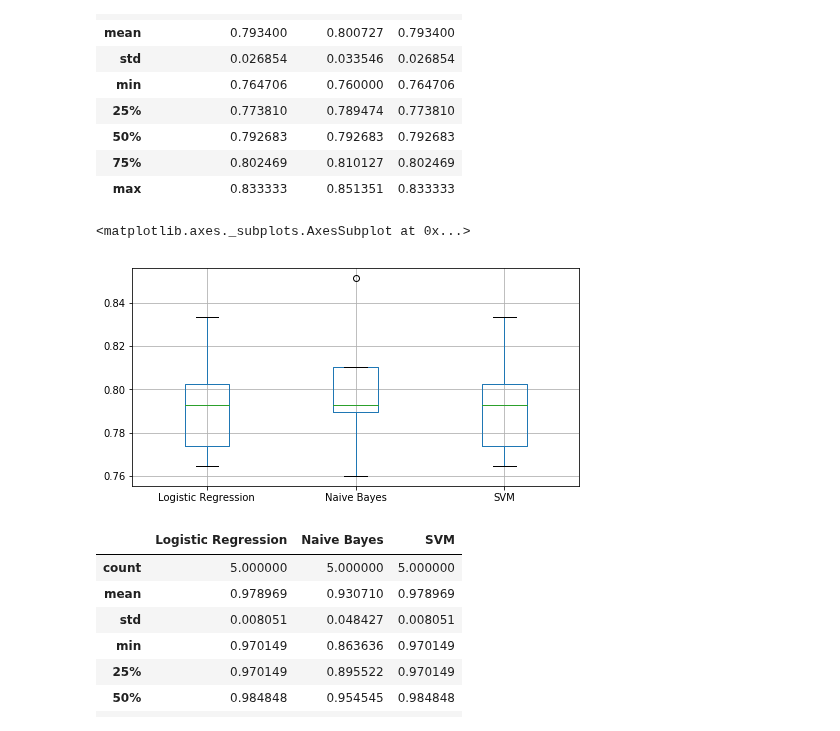
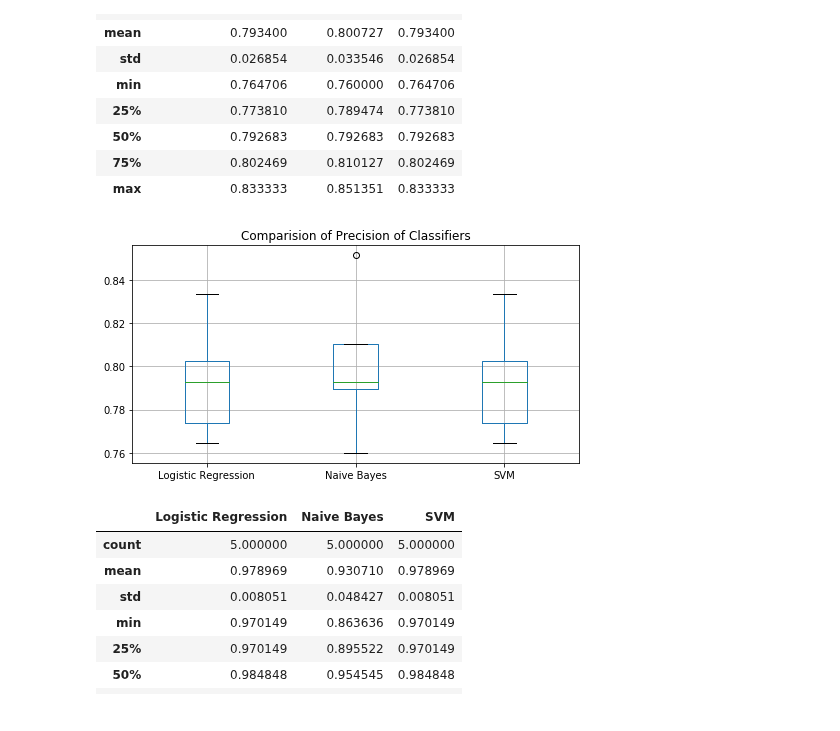
Before and after one commit to vipulpopat/MSCAI_Sem1_Etivity4, a Jupyter notebook: Etivity4_18195067_Comparison of Classifiers.ipynb, the cells around one changed output. Saved outputs shown, nothing was run; the diff lists cells and outputs as text; code cells hidden in the pictures.

```diff
--- a/Etivity4_18195067_Comparison of Classifiers.ipynb
+++ b/Etivity4_18195067_Comparison of Classifiers.ipynb
@@ -300,9 +288,10 @@ precision_df.describe()
 | max | 0.833333 | 0.851351 | 0.833333 |
 # %%
 precision_df.boxplot(figsize=(8,4))
+plt.title('Comparision of Precision of Classifiers')
+plt.show()
 # %% [output]
-<matplotlib.axes._subplots.AxesSubplot at 0x...>
-[figure, old version]
+[figure, new version]
 # %%
 # Compare the statistics of the recalls across all cross-validation folds
 recalls_df = pd.DataFrame(data={'SVM' : rec_SVM,
```
Also changed, not shown: parts of 23 cells of this notebook, 1 other file.
